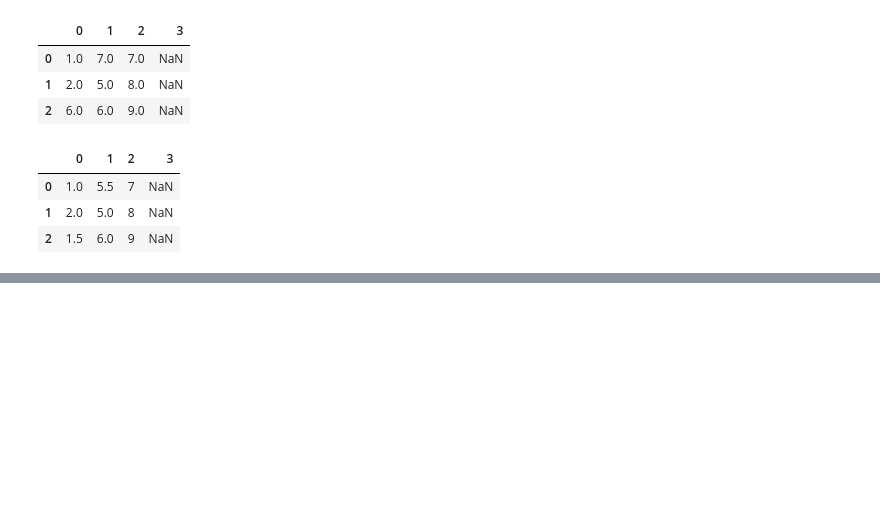
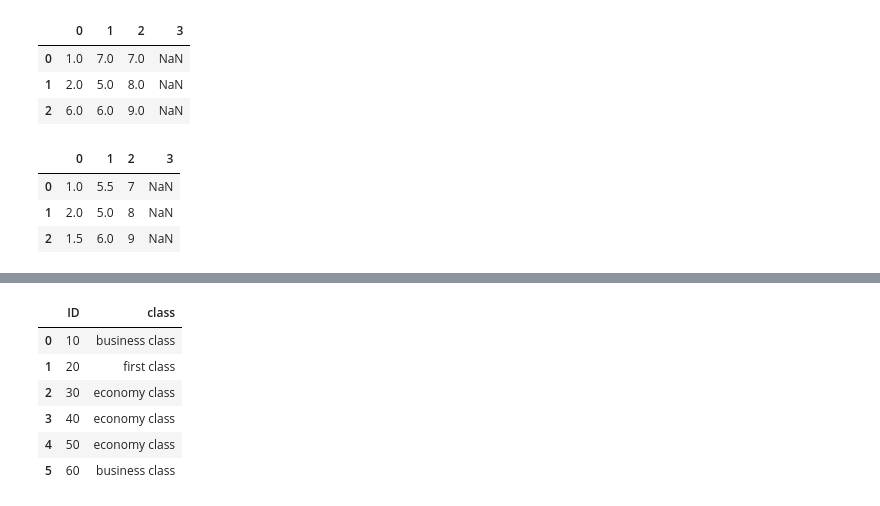
Before and after one commit to nkmile64/Data-Science-For-Beginners, a Jupyter notebook: 2-Working-With-Data/08-data-preparation/notebook.ipynb, the cells around one changed output, grey strips where cells are left out. Cells and saved outputs as stored; diff of their text form; code cells hidden in the pictures; blank space fills up the shorter version.

```diff
--- a/2-Working-With-Data/08-data-preparation/notebook.ipynb
+++ b/2-Working-With-Data/08-data-preparation/notebook.ipynb
@@ -604,0 +619,22 @@ example4.fillna(example4.mean())
+# %%
+label = pd.DataFrame(
+    [
+        [10, "business class"],
+        [20, "first class"],
+        [30, "economy class"],
+        [40, "economy class"],
+        [50, "economy class"],
+        [60, "business class"],
+    ],
+    columns=["ID", "class"],
+)
+
+label
+# %% [output]
+|  | ID | class |
+| 0 | 10 | business class |
+| 1 | 20 | first class |
+| 2 | 30 | economy class |
+| 3 | 40 | economy class |
+| 4 | 50 | economy class |
+| 5 | 60 | business class |
```
Also changed, not shown: parts of 49 cells of this notebook, 3 other files.
